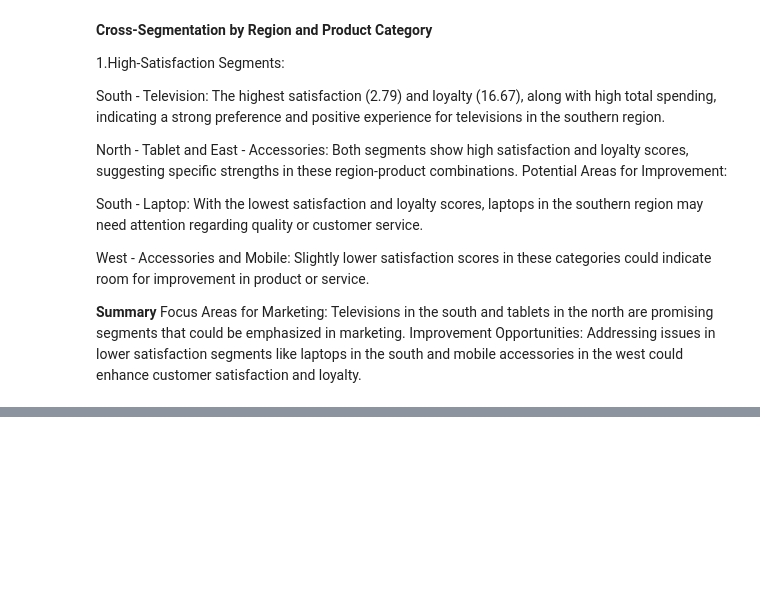
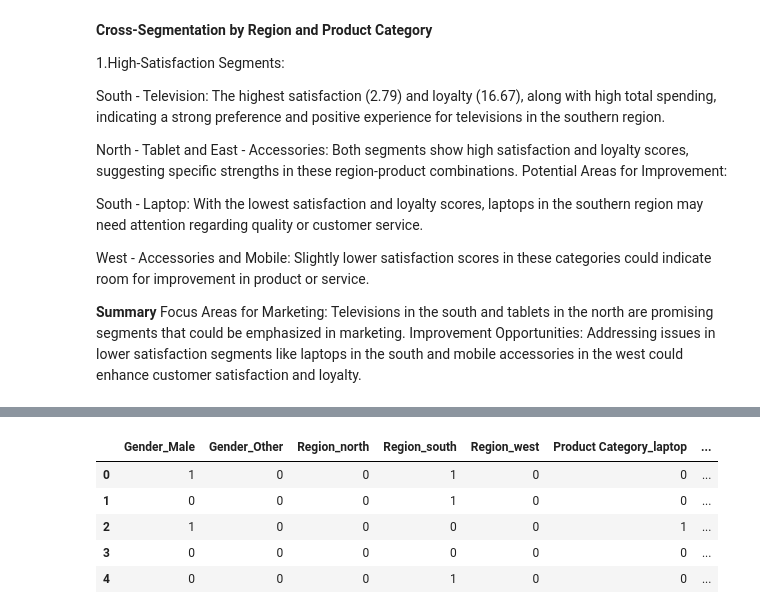
Before and after one commit to ajilmathews05/AJ05, a Jupyter notebook: internship_test.ipynb, the cells around one changed output, grey strips where cells are left out. Cells and saved outputs as stored; diff of their text form; code cells hidden in the pictures; blank space fills up the shorter version.

```diff
--- a/internship_test.ipynb
+++ b/internship_test.ipynb
@@ -300,0 +342,15 @@ Improvement Opportunities: Addressing issues in lower satisfaction segments like
+# %%
+correct_bool_cols = [
+    'Gender_Male', 'Gender_Other', 'Region_north', 'Region_south', 'Region_west',
+    'Product Category_laptop', 'Product Category_mobile', 'Product Category_tablet', 'Product Category_television'
+]
+for col in correct_bool_cols:
+    df_encoded[col] = df_encoded[col].astype(int)
+df_encoded[correct_bool_cols].head()
+# %% [output]
+|  | Gender_Male | Gender_Other | Region_north | Region_south | Region_west | Product Category_laptop | ... |
+| 0 | 1 | 0 | 0 | 1 | 0 | 0 | ... |
+| 1 | 0 | 0 | 0 | 1 | 0 | 0 | ... |
+| 2 | 1 | 0 | 0 | 0 | 0 | 1 | ... |
+| 3 | 0 | 0 | 0 | 0 | 0 | 0 | ... |
+| 4 | 0 | 0 | 0 | 1 | 0 | 0 | ... |
```
Also changed, not shown: parts of 14 cells of this notebook.
